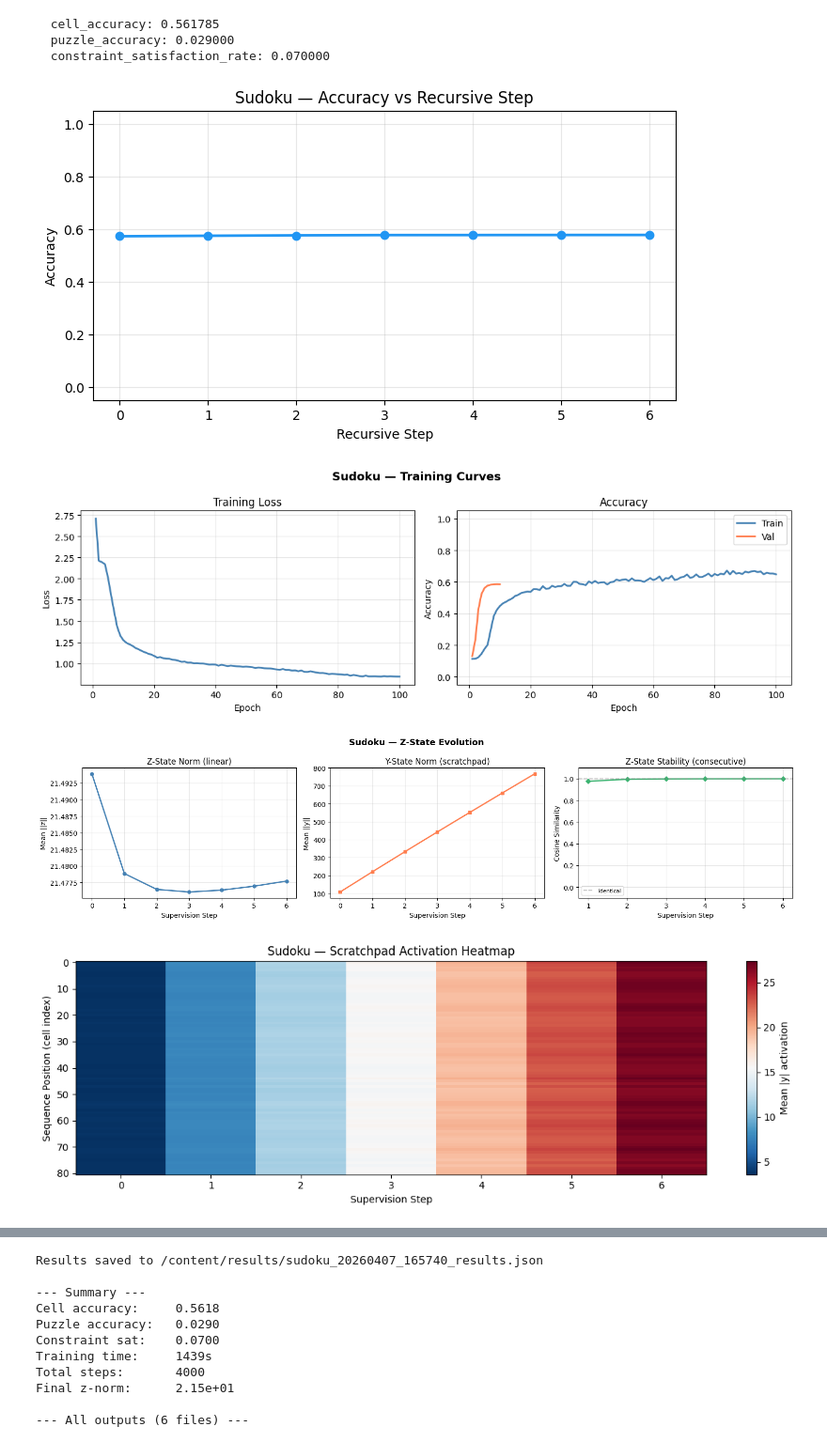
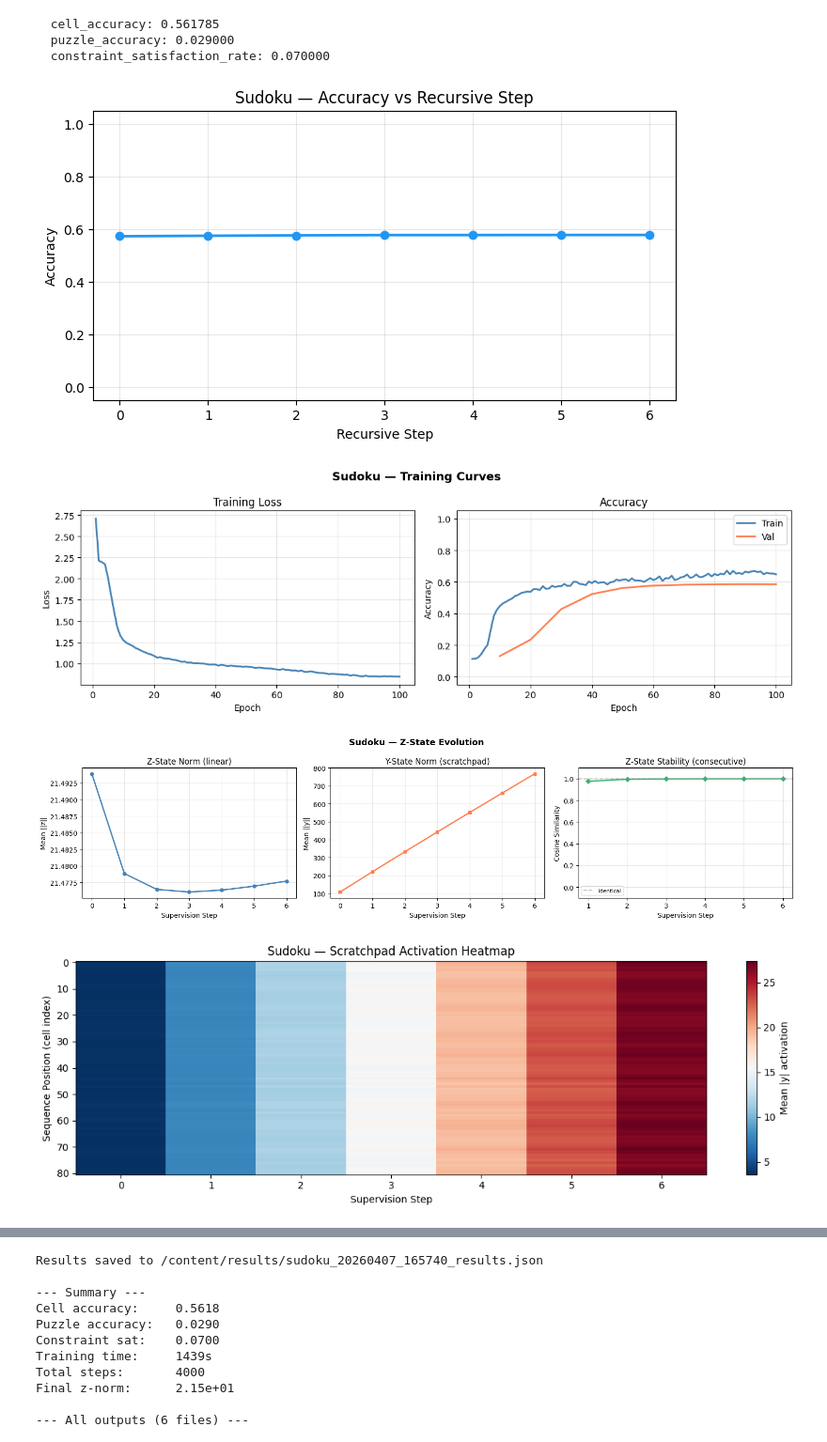
Before and after one commit to usafhulk/Symbolically-Bounded-Latent-Recursion-, a Jupyter notebook: notebooks/trm_experiment.ipynb, the cells around one changed output, grey strips where cells are left out. Shown at 94% size. Drawn from its saved outputs; the diff is of its cells as text; code cells hidden in the pictures.

```diff
--- a/notebooks/trm_experiment.ipynb
+++ b/notebooks/trm_experiment.ipynb
@@ -920,8 +920,8 @@ axes[0].set_title('Training Loss')
 axes[0].grid(True, alpha=0.3)
 axes[1].plot(epochs_list, epoch_history['accuracy'], '-', color='steelblue', linewidth=2, label='Train')
 if epoch_history['val_accuracy']:
-    axes[1].plot(epochs_list[:len(epoch_history['val_accuracy'])],
-                 epoch_history['val_accuracy'], '-', color='coral', linewidth=2, label='Val')
+    val_x = [i * 10 for i in range(1, len(epoch_history['val_accuracy']) + 1)]
+    axes[1].plot(val_x, epoch_history['val_accuracy'], '-', color='coral', linewidth=2, label='Val')
     axes[1].legend()
 axes[1].set_xlabel('Epoch')
 axes[1].set_ylabel('Accuracy')
@@ -974,34 +974,34 @@ ax.set_xlabel('Supervision Step')
 ax.set_ylabel('Sequence Position (cell index)')
 ax.set_title(f'{task.title()} \u2014 Scratchpad Activation Heatmap')
 fig.colorbar(im, ax=ax, label='Mean |y| activation')
 fig.tight_layout()
 fig.savefig(os.path.join(RESULTS_DIR, f'{run_name}_scratchpad.png'), dpi=150, bbox_inches='tight')
 plt.show()
 plt.close(fig)
 
 # --- 5. Halt confidence ---
 fig, ax = plt.subplots(figsize=(8, 4))
 ax.plot(d_steps, diagnostics['halt_probs'], 'o-', color='darkorange', linewidth=2, markersize=6)
 ax.axhline(y=0.5, color='gray', linestyle='--', alpha=0.5, label='threshold')
 ax.set_xlabel('Supervision Step')
 ax.set_ylabel('Mean Halt Probability (q_hat)')
 ax.set_title(f'{task.title()} \u2014 Halt Confidence')
 ax.set_ylim(-0.05, 1.05)
 ax.legend()
 ax.grid(True, alpha=0.3)
 fig.tight_layout()
 fig.savefig(os.path.join(RESULTS_DIR, f'{run_name}_halt_confidence.png'), dpi=150, bbox_inches='tight')
 plt.show()
 plt.close(fig)
 
 # --- Manifest ---
 output_files = [f for f in os.listdir(RESULTS_DIR) if f.startswith(run_name)]
 print(f"\n{len(output_files)} files saved to {RESULTS_DIR}/")
 for f in sorted(output_files):
     print(f"  {f}")
 # %% [output]
 [figure]
-[figure, old version]
+[figure, new version]
 [figure]
 [figure]
 [figure]
```
Also changed, not shown: parts of 1 cell of this notebook, 8 other files.
